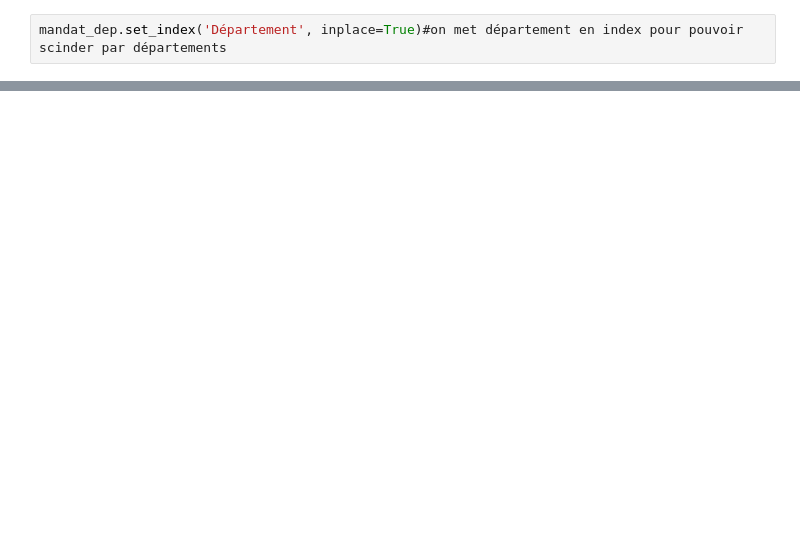
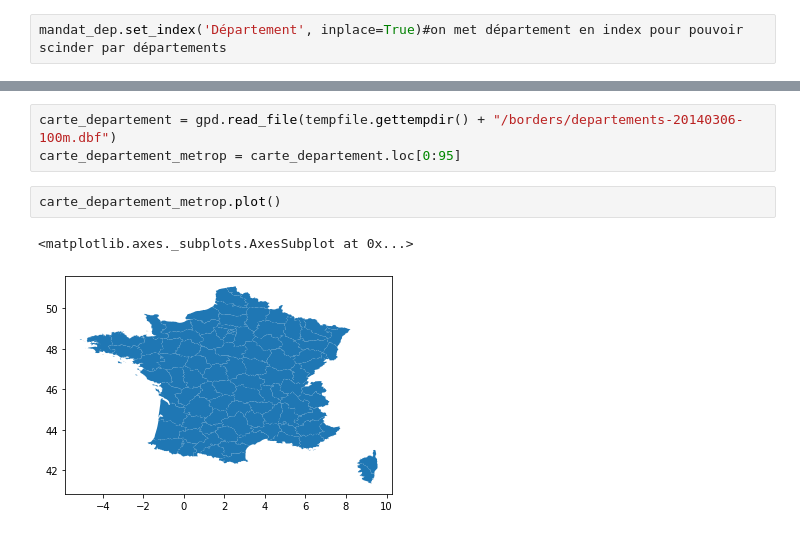
Before and after one commit to dusylvain/Projet-Python-deputes, a Jupyter notebook: statistiques_descriptives_depute (1).ipynb, the cells around one changed output, grey strips where cells are left out. Saved outputs shown, nothing was run; the diff lists cells and outputs as text; blank space fills up the shorter version.

```diff
--- a/statistiques_descriptives_depute (1).ipynb
+++ b/statistiques_descriptives_depute (1).ipynb
@@ -142,0 +222,8 @@ table.head()
+# %%
+carte_departement = gpd.read_file(tempfile.gettempdir() + "/borders/departements-20140306-100m.dbf")
+carte_departement_metrop = carte_departement.loc[0:95]
+# %%
+carte_departement_metrop.plot()
+# %% [output]
+<matplotlib.axes._subplots.AxesSubplot at 0x...>
+[figure, added]
```
Also changed, not shown: parts of 27 cells of this notebook.
